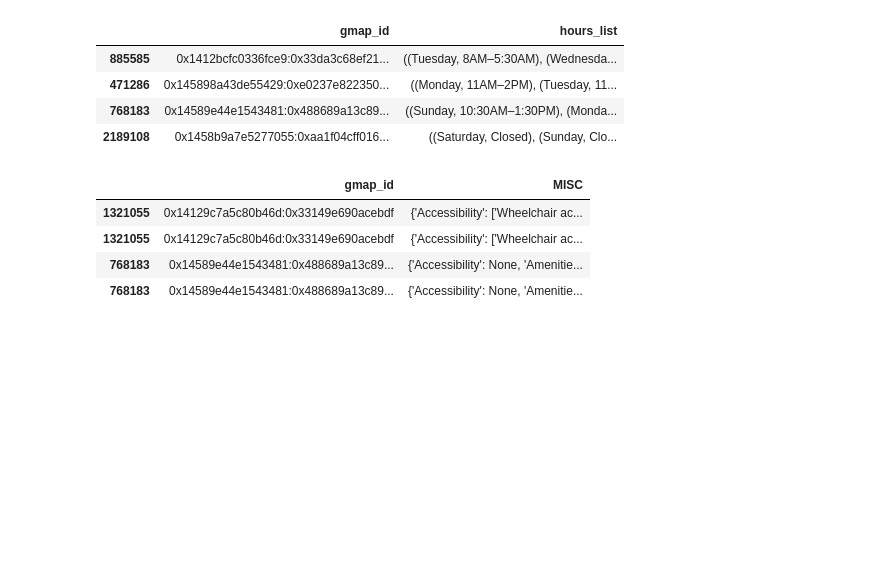
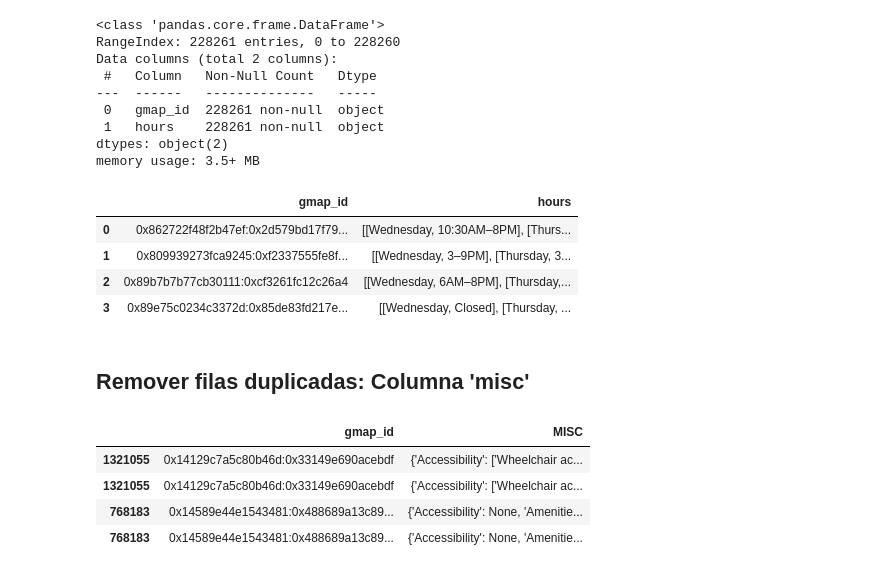
Before and after one commit to MatB1988/proyectogrupal, a Jupyter notebook: Pruebas/gmaps_meta_dups.ipynb, the cells around one changed output. Cells and saved outputs as stored; diff of their text form; code cells hidden in the pictures; blank space fills up the shorter version.

```diff
--- a/Pruebas/gmaps_meta_dups.ipynb
+++ b/Pruebas/gmaps_meta_dups.ipynb
@@ -164,14 +169,14 @@ memory usage: 31.8+ MB
 data_gmaps_metadata_hours = data_gmaps_metadata[
     column_list_hours].dropna(subset=['hours']).copy()
 data_gmaps_metadata_hours['hours_list'] = [list(map(tuple, lst)) for lst in data_gmaps_metadata_hours.hours]
-data_gmaps_metadata_hours.drop(columns=['hours'], inplace=True)
+data_gmaps_metadata_hours_list = data_gmaps_metadata_hours.drop(columns=['hours']).copy()
 
 # para que drop_duplicates acepte las columnas anidadas, transformamos las columas en tuple
 data_gmaps_metadata_hours_dups = data_gmaps_metadata_hours[
-    data_gmaps_metadata_hours.assign(
-        hours_list = data_gmaps_metadata_hours['hours_list'].map(tuple)
+    data_gmaps_metadata_hours_list.assign(
+        hours_list = data_gmaps_metadata_hours_list['hours_list'].map(tuple)
         ).duplicated(keep=False) # False muestra todos los duplicados
-    ].sort_values(by=['gmap_id'])
+    ].sort_values(by=['gmap_id']).copy()
 
 # observamos que existen valores duplicados
 data_gmaps_metadata_hours_dups.head(4)
@@ -184,17 +189,34 @@ data_gmaps_metadata_hours_dups.head(4)
 # %%
 # para que drop_duplicates acepte las columnas anidadas, transformamos las columas en tuple
-data_gmaps_metadata_hours_sindups = data_gmaps_metadata_hours.assign(
-    hours_list = data_gmaps_metadata_hours['hours_list'].map(tuple)
-    ).drop_duplicates().sort_values(by=['gmap_id'])
-
-# observamos que existen valores duplicados
-data_gmaps_metadata_hours_sindups.head(4)
+data_gmaps_metadata_hours_sindups = data_gmaps_metadata_hours_list.assign(
+        hours_list = data_gmaps_metadata_hours_list['hours_list'].map(tuple)
+        ).drop_duplicates()
+#
+data_gmaps_metadata_hours_2join = pd.merge(
+    left=data_gmaps_metadata_hours_sindups,
+    right=data_gmaps_metadata_hours.drop(
+        columns=['hours_list']).reset_index().drop_duplicates(subset='index').set_index('index'),
+    how='left').drop(columns=['hours_list'])
+# resultado
+data_gmaps_metadata_hours_2join.info()
+data_gmaps_metadata_hours_2join.head(4)
 # %% [output]
+<class 'pandas.core.frame.DataFrame'>
+RangeIndex: 228261 entries, 0 to 228260
+Data columns (total 2 columns):
+ #   Column   Non-Null Count   Dtype
+---  ------   --------------   -----
+ 0   gmap_id  228261 non-null  object
+ 1   hours    228261 non-null  object
+dtypes: object(2)
+memory usage: 3.5+ MB
-|  | gmap_id | hours_list |
-| 885585 | 0x1412bcfc0336fce9:0x33da3c68ef21... | ((Tuesday, 8AM–5:30AM), (Wednesda... |
-| 471286 | 0x145898a43de55429:0xe0237e822350... | ((Monday, 11AM–2PM), (Tuesday, 11... |
-| 768183 | 0x14589e44e1543481:0x488689a13c89... | ((Sunday, 10:30AM–1:30PM), (Monda... |
-| 2189108 | 0x1458b9a7e5277055:0xaa1f04cff016... | ((Saturday, Closed), (Sunday, Clo... |
+|  | gmap_id | hours |
+| 0 | 0x862722f48f2b47ef:0x2d579bd17f79... | [[Wednesday, 10:30AM–8PM], [Thurs... |
+| 1 | 0x809939273fca9245:0xf2337555fe8f... | [[Wednesday, 3–9PM], [Thursday, 3... |
+| 2 | 0x89b7b7b77cb30111:0xcf3261fc12c26a4 | [[Wednesday, 6AM–8PM], [Thursday,... |
+| 3 | 0x89e75c0234c3372d:0x85de83fd217e... | [[Wednesday, Closed], [Thursday, ... |
+# %% [markdown]
+## Remover filas duplicadas: Columna 'misc'
 # %%
 data_gmaps_metadata_misc = data_gmaps_metadata[
     column_list_misc].dropna(subset=['MISC']).copy()
```
Also changed, not shown: parts of 12 cells of this notebook, 11 other files.
